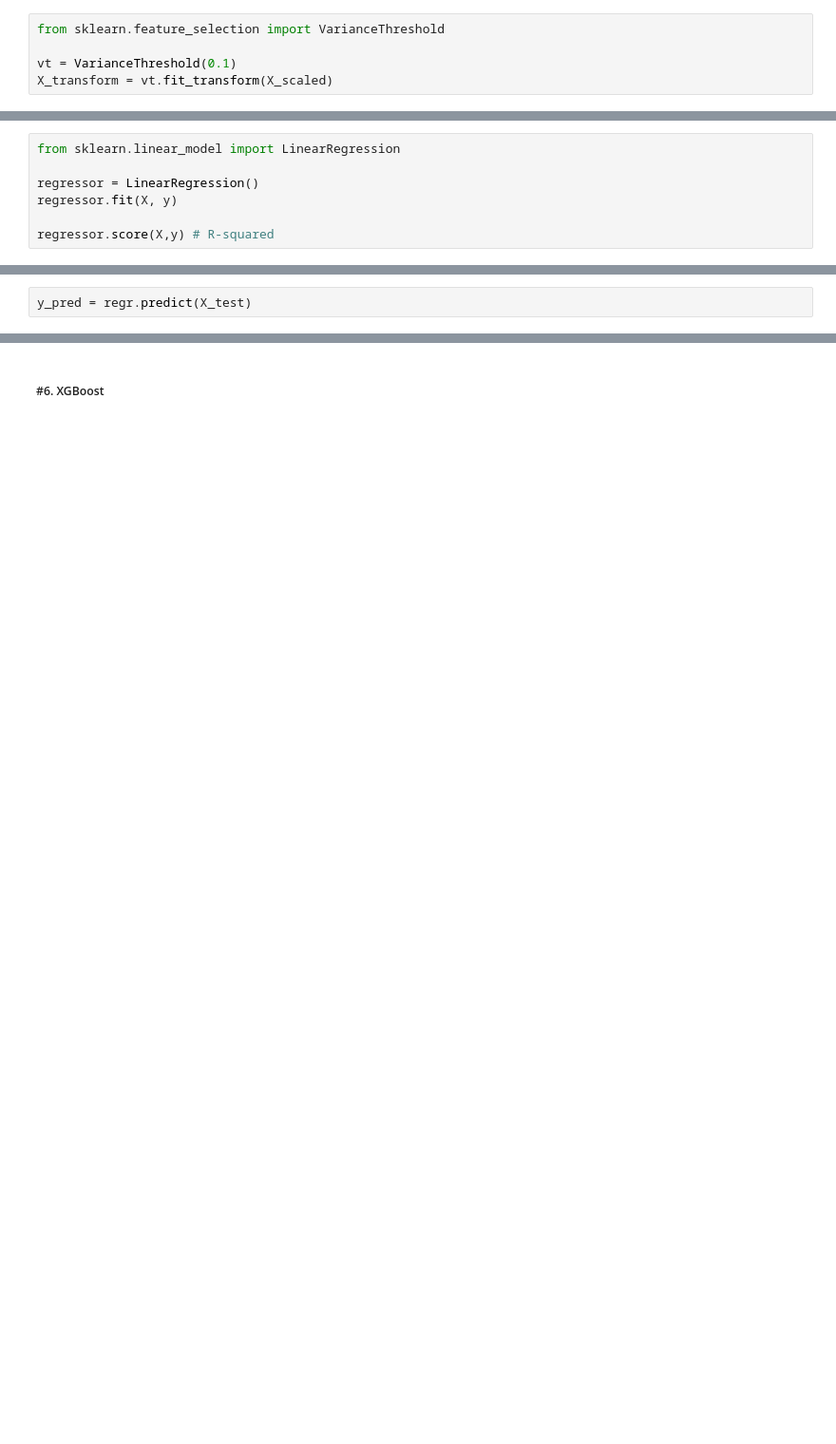
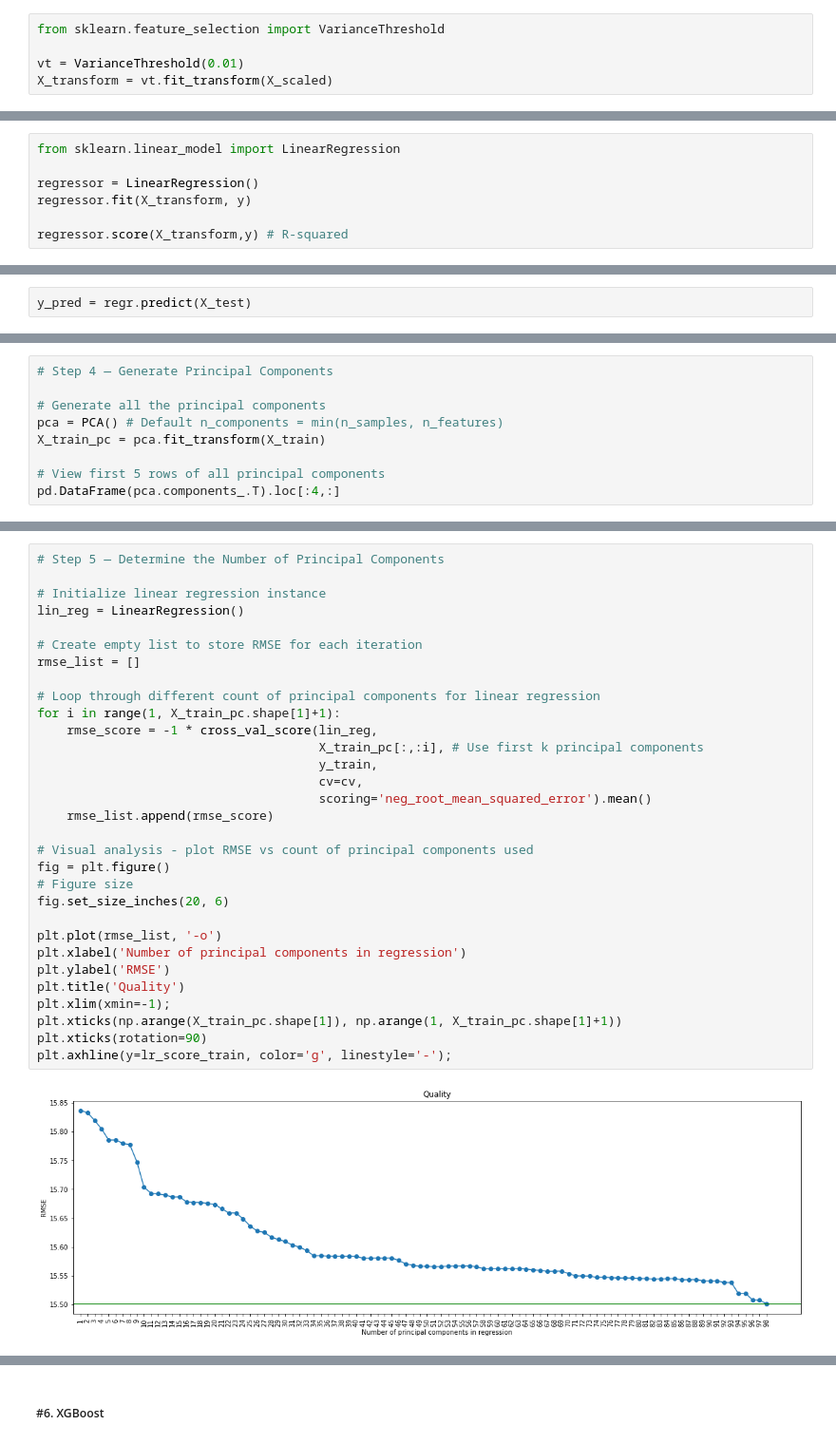
Before and after one commit to irenethebest/Flight_delay_prediction, a Jupyter notebook: modeling_Irene_ver3.ipynb, the cells around one changed output, grey strips where cells are left out. Shown: that part at 95% size. Cells and saved outputs as stored; diff of their text form; blank space fills up the shorter version.

```diff
--- a/modeling_Irene_ver3.ipynb
+++ b/modeling_Irene_ver3.ipynb
@@ -354,7 +356,7 @@ X_scaled
 # %%
 from sklearn.feature_selection import VarianceThreshold
 
-vt = VarianceThreshold(0.1)
+vt = VarianceThreshold(0.01)
 X_transform = vt.fit_transform(X_scaled)
 # %%
 X_transform.shape
@@ -491,7 +486,7 @@ Notes:
 from sklearn.linear_model import LinearRegression
 
 regressor = LinearRegression()
-regressor.fit(X, y)
+regressor.fit(X_transform, y)
 
-regressor.score(X,y) # R-squared
+regressor.score(X_transform,y) # R-squared
 # %% [output]
@@ -646,0 +700,9 @@ clf_rbf = SVC(kernel= 'rbf', random_state=0)
+# %%
+# Step 4 — Generate Principal Components
+
+# Generate all the principal components
+pca = PCA() # Default n_components = min(n_samples, n_features)
+X_train_pc = pca.fit_transform(X_train)
+
+# View first 5 rows of all principal components
+pd.DataFrame(pca.components_.T).loc[:4,:]
@@ -646,0 +740,33 @@ clf_rbf = SVC(kernel= 'rbf', random_state=0)
+# %%
+# Step 5 — Determine the Number of Principal Components
+
+# Initialize linear regression instance
+lin_reg = LinearRegression()
+
+# Create empty list to store RMSE for each iteration
+rmse_list = []
+
+# Loop through different count of principal components for linear regression
+for i in range(1, X_train_pc.shape[1]+1):
+    rmse_score = -1 * cross_val_score(lin_reg,
+                                      X_train_pc[:,:i], # Use first k principal components
+                                      y_train,
+                                      cv=cv,
+                                      scoring='neg_root_mean_squared_error').mean()
+    rmse_list.append(rmse_score)
+
+# Visual analysis - plot RMSE vs count of principal components used
+fig = plt.figure()
+# Figure size
+fig.set_size_inches(20, 6)
+
+plt.plot(rmse_list, '-o')
+plt.xlabel('Number of principal components in regression')
+plt.ylabel('RMSE')
+plt.title('Quality')
+plt.xlim(xmin=-1);
+plt.xticks(np.arange(X_train_pc.shape[1]), np.arange(1, X_train_pc.shape[1]+1))
+plt.xticks(rotation=90)
+plt.axhline(y=lr_score_train, color='g', linestyle='-');
+# %% [output]
+[figure, added]
```
Also changed, not shown: parts of 71 cells of this notebook, 1 other file.
